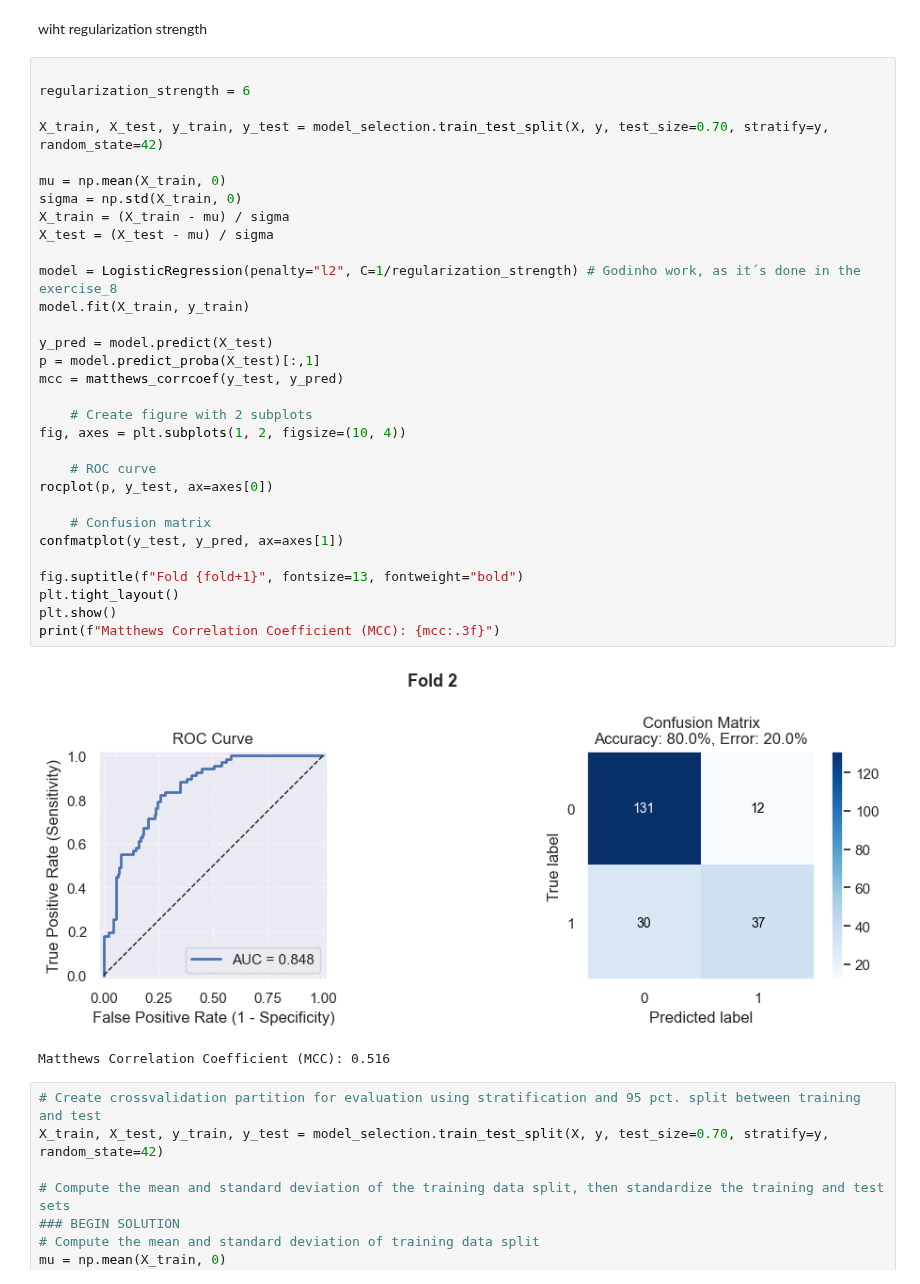
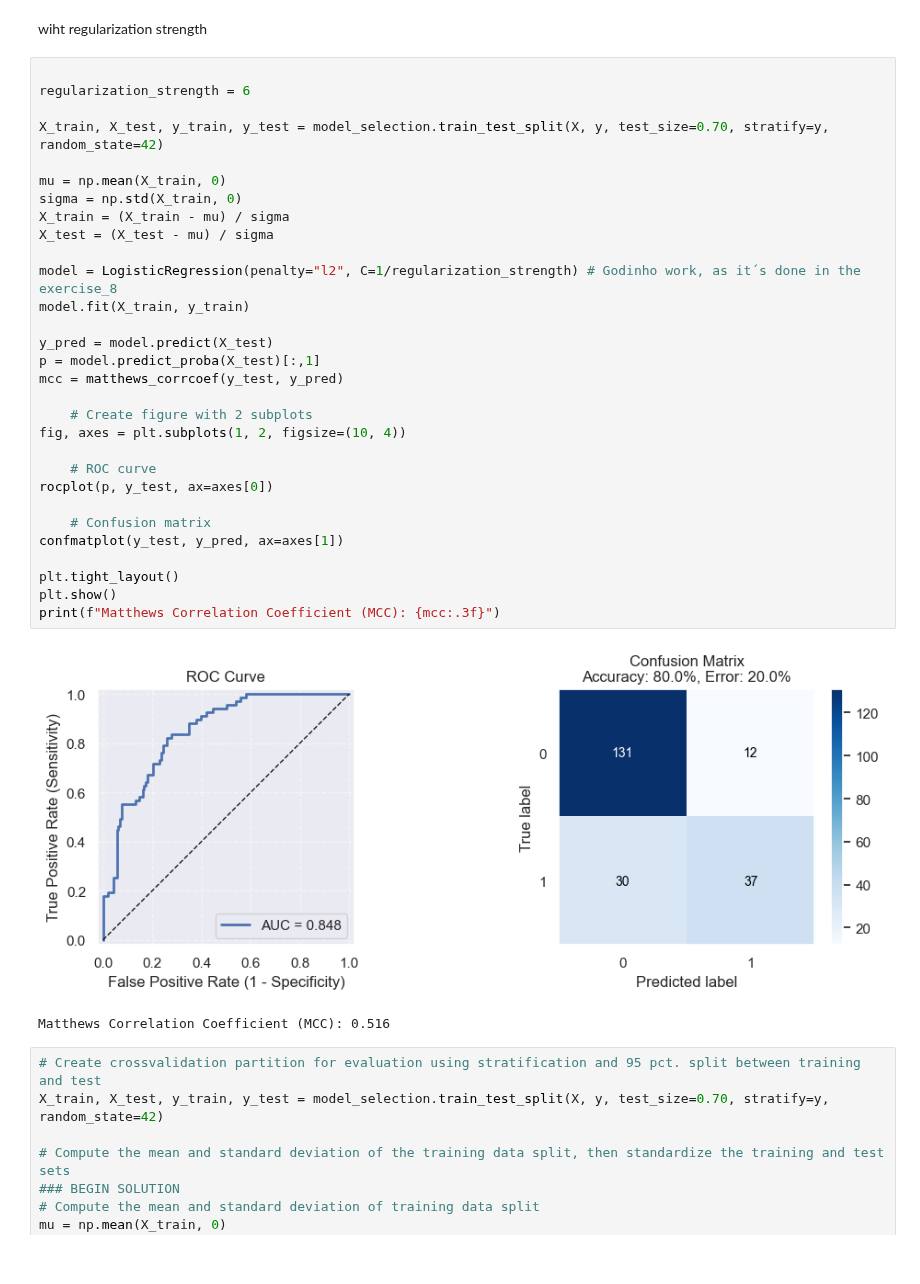
Before and after one commit to andregodinhodtu/02452---Machine-Learning---Project, a Jupyter notebook: report_2/code/notebooks/classification/1_class_logistic_regression.ipynb, the cells around one changed output. Drawn from its saved outputs; the diff is of its cells as text.

```diff
--- a/report_2/code/notebooks/classification/1_class_logistic_regression.ipynb
+++ b/report_2/code/notebooks/classification/1_class_logistic_regression.ipynb
@@ -130,35 +130,34 @@ wiht regularization strength
 
 regularization_strength = 6
 
 X_train, X_test, y_train, y_test = model_selection.train_test_split(X, y, test_size=0.70, stratify=y, random_state=42)
 
 mu = np.mean(X_train, 0)
 sigma = np.std(X_train, 0)
 X_train = (X_train - mu) / sigma
 X_test = (X_test - mu) / sigma
 
 model = LogisticRegression(penalty="l2", C=1/regularization_strength) # Godinho work, as it´s done in the exercise_8
 model.fit(X_train, y_train)
 
 y_pred = model.predict(X_test)
 p = model.predict_proba(X_test)[:,1]
 mcc = matthews_corrcoef(y_test, y_pred)
 
     # Create figure with 2 subplots
 fig, axes = plt.subplots(1, 2, figsize=(10, 4))
 
     # ROC curve
 rocplot(p, y_test, ax=axes[0])
 
     # Confusion matrix
 confmatplot(y_test, y_pred, ax=axes[1])
 
-fig.suptitle(f"Fold {fold+1}", fontsize=13, fontweight="bold")
 plt.tight_layout()
 plt.show()
 print(f"Matthews Correlation Coefficient (MCC): {mcc:.3f}")
 # %% [output]
-[figure, old version]
+[figure, new version]
 Matthews Correlation Coefficient (MCC): 0.516
 # %%
 # Create crossvalidation partition for evaluation using stratification and 95 pct. split between training and test
```
Also changed, not shown: 2 other files.
